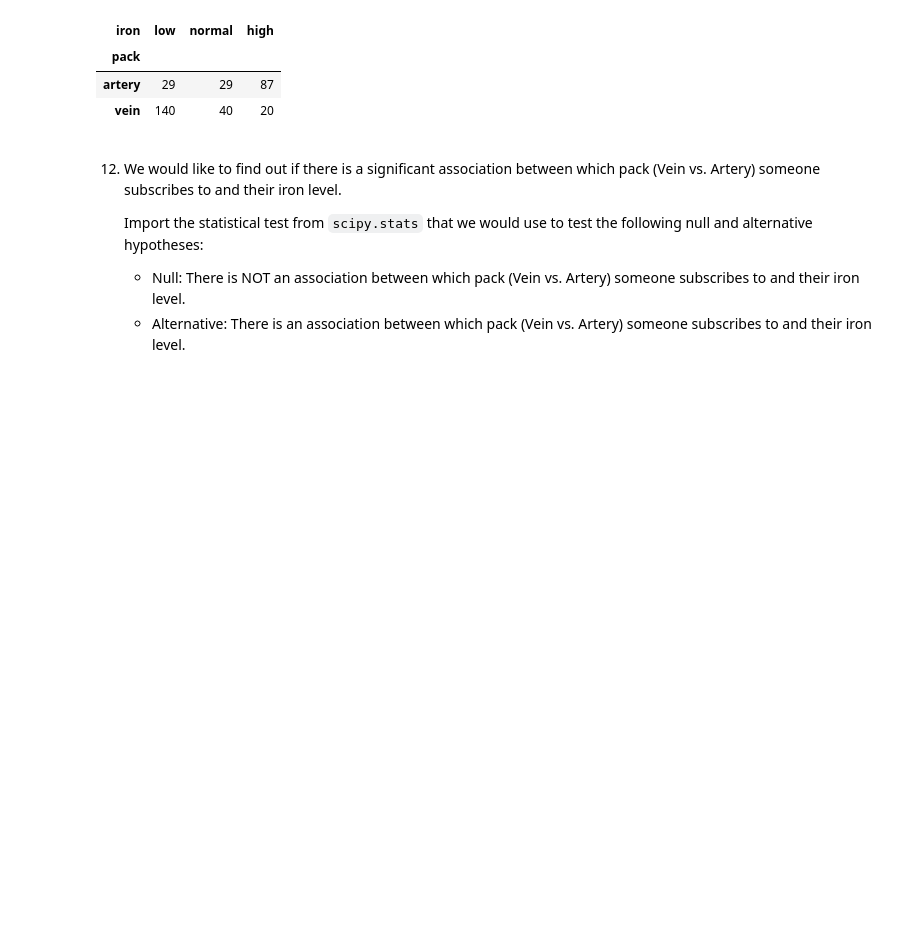
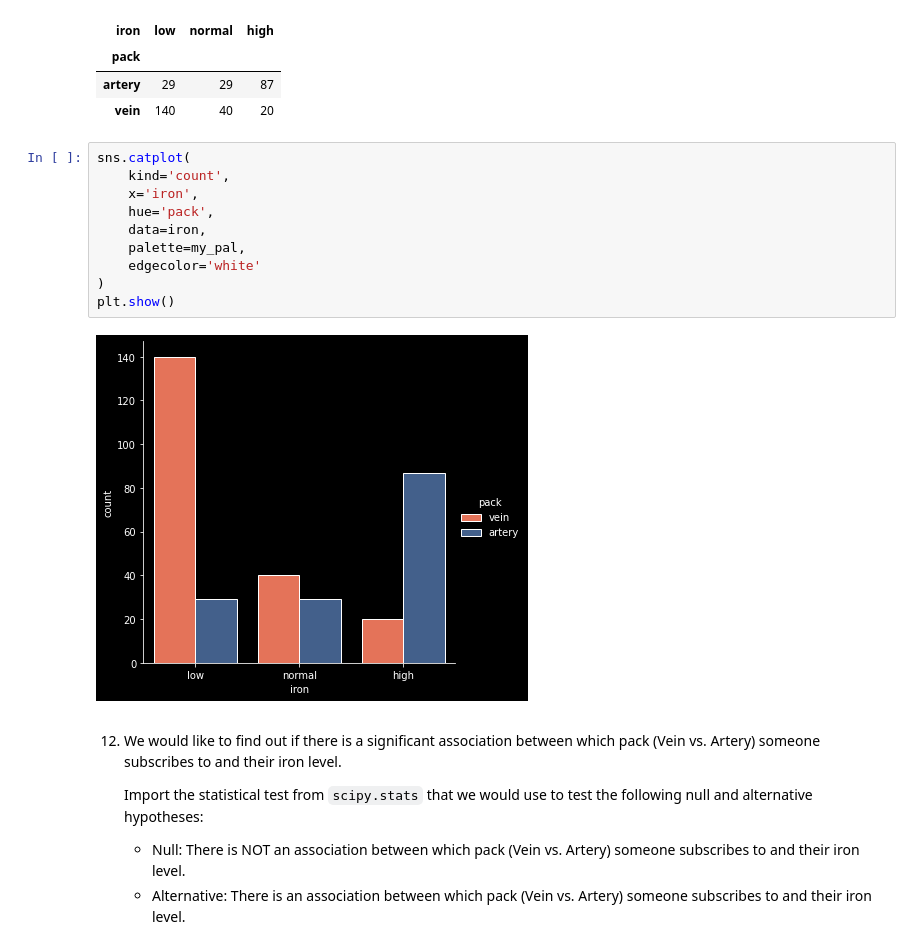
Before and after one commit to Klaynie/Learning-Python, a Jupyter notebook: Learning-Python/Codecademy/Familiar/new_script.ipynb, the cells around one changed output. Saved outputs shown, nothing was run; the diff lists cells and outputs as text; blank space fills up the shorter version.

```diff
--- a/Learning-Python/Codecademy/Familiar/new_script.ipynb
+++ b/Learning-Python/Codecademy/Familiar/new_script.ipynb
@@ -170,6 +169,18 @@ xtab
 | pack |  |  |  |
 | artery | 29 | 29 | 87 |
 | vein | 140 | 40 | 20 |
+# %%
+sns.catplot(
+    kind='count',
+    x='iron',
+    hue='pack',
+    data=iron,
+    palette=my_pal,
+    edgecolor='white'
+)
+plt.show()
+# %% [output]
+[figure, added]
 # %% [markdown]
 12. We would like to find out if there is a significant association between which pack (Vein vs. Artery) someone subscribes to and their iron level.
 
```
Also changed, not shown: parts of 1 cell of this notebook.
